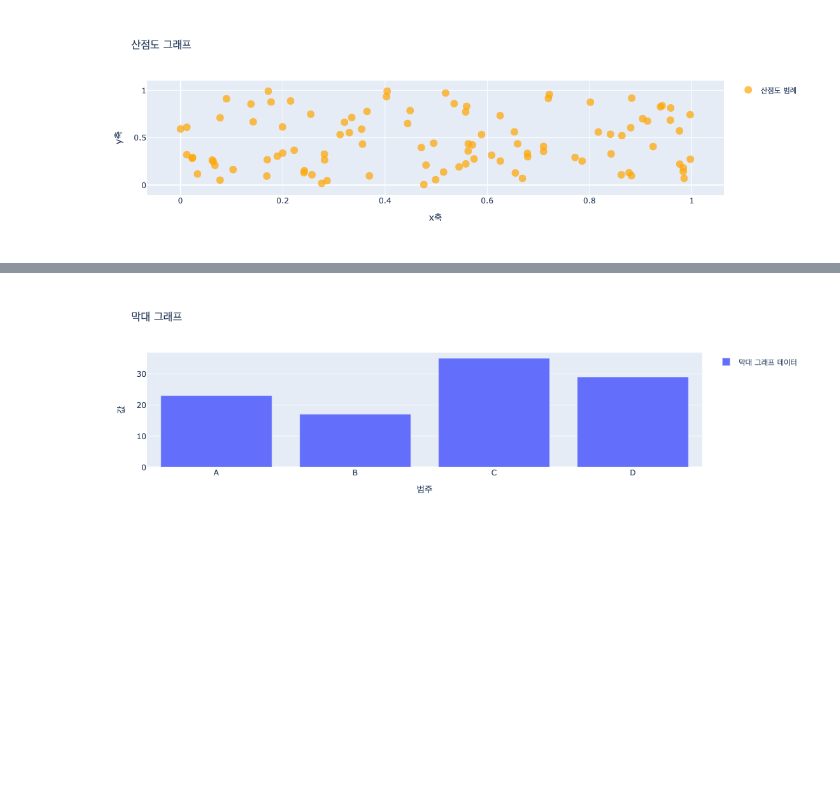
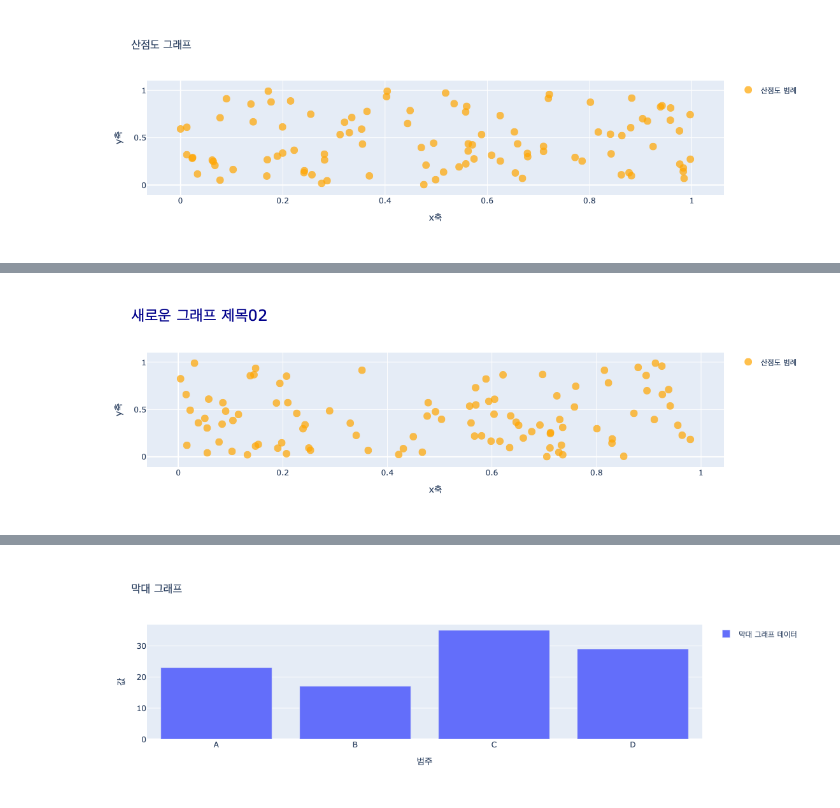
Before and after one commit to mygracep/DJ-mkt-260115, a Jupyter notebook: Pandas/pandas_15_260402.ipynb, the cells around one changed output, grey strips where cells are left out. Drawn from its saved outputs; the diff is of its cells as text; code cells hidden in the pictures; blank space fills up the shorter version.

```diff
--- a/Pandas/pandas_15_260402.ipynb
+++ b/Pandas/pandas_15_260402.ipynb
@@ -76,0 +114,39 @@ fig.show()
+# %%
+import plotly.graph_objects as go
+import numpy as np
+
+x_data = np.random.rand(100) # 0~1사이의 실수형태의 난수(랜덤)값 100개
+y_data = np.random.rand(100) # 0~1사이의 실수형태의 난수(랜덤)값 100개
+
+fig = go.Figure()
+
+fig.add_trace(
+    go.Scatter(
+        x = x_data,
+        y = y_data,
+        mode="markers",
+        marker=dict(
+            size=12,
+            color="orange",
+            opacity=0.7
+        ),
+        name="산점도 범례",
+        showlegend=True
+    )
+)
+
+fig.update_layout(
+    title=dict(
+        text= "새로운 그래프 제목02",
+        font=dict(
+            size=24,
+            color="darkblue"
+        )
+    ),
+    xaxis_title="x축",
+    yaxis_title="y축"
+)
+
+fig.show()
+# %% [output]
+[figure, added]
```
Also changed, not shown: parts of 9 cells of this notebook, 20 other files.
